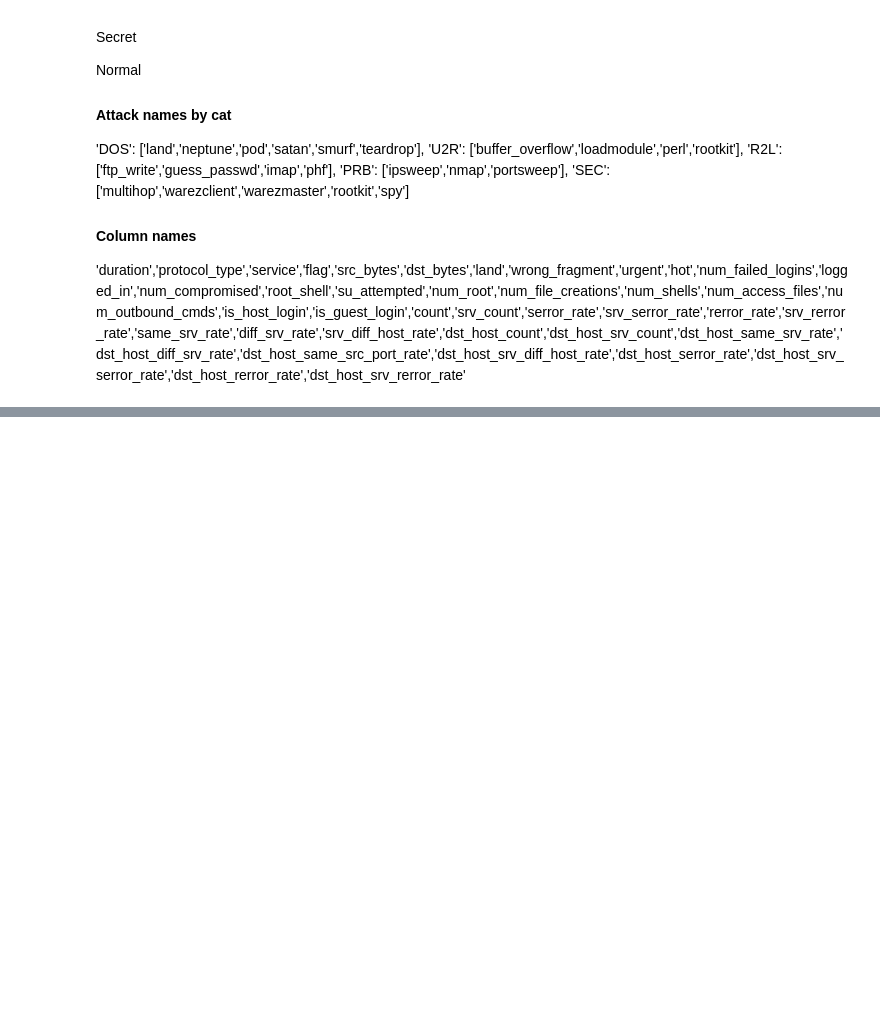
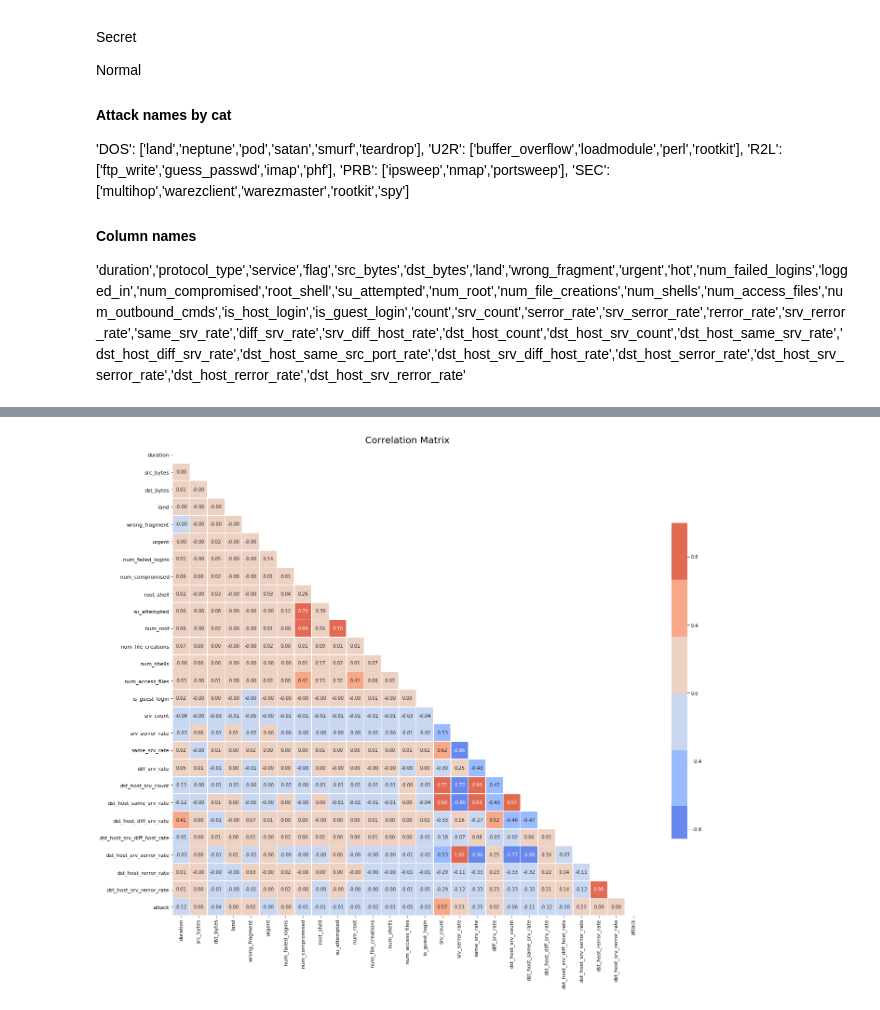
Before and after one commit to garrettjanderson/projects, a Jupyter notebook: cyberattacks.ipynb, the cells around one changed output, grey strips where cells are left out. Drawn from its saved outputs; the diff is of its cells as text; code cells hidden in the pictures; blank space fills up the shorter version.

```diff
--- a/cyberattacks.ipynb
+++ b/cyberattacks.ipynb
@@ -251,0 +252,14 @@ TypeError: ("unsupported operand type(s) for /: 'str' and 'int'", 'occurred at i
+# %%
+#Remove categoricals, standardscale continuous, then concat categoricals
+cat_cols = ['protocol_type','flag','service', 'attack']
+cat_df = y_n_df[cat_cols]
+contdf = y_n_df.drop(cat_cols, axis = 1)
+ssc = StandardScaler()
+ssc.fit(contdf)
+y_n_standardized = pd.DataFrame(ssc.transform(contdf), columns = contdf.columns)
+standardized_with_targets = pd.concat([y_n_standardized, cat_df['attack']], axis = 1)
+y_n_standardized = pd.concat([y_n_standardized, cat_df], axis = 1)
+# %%
+correlation_heatmap(standardized_with_targets)
+# %% [output]
+[figure, added]
```
Also changed, not shown: parts of 30 cells of this notebook, 7 other files.
